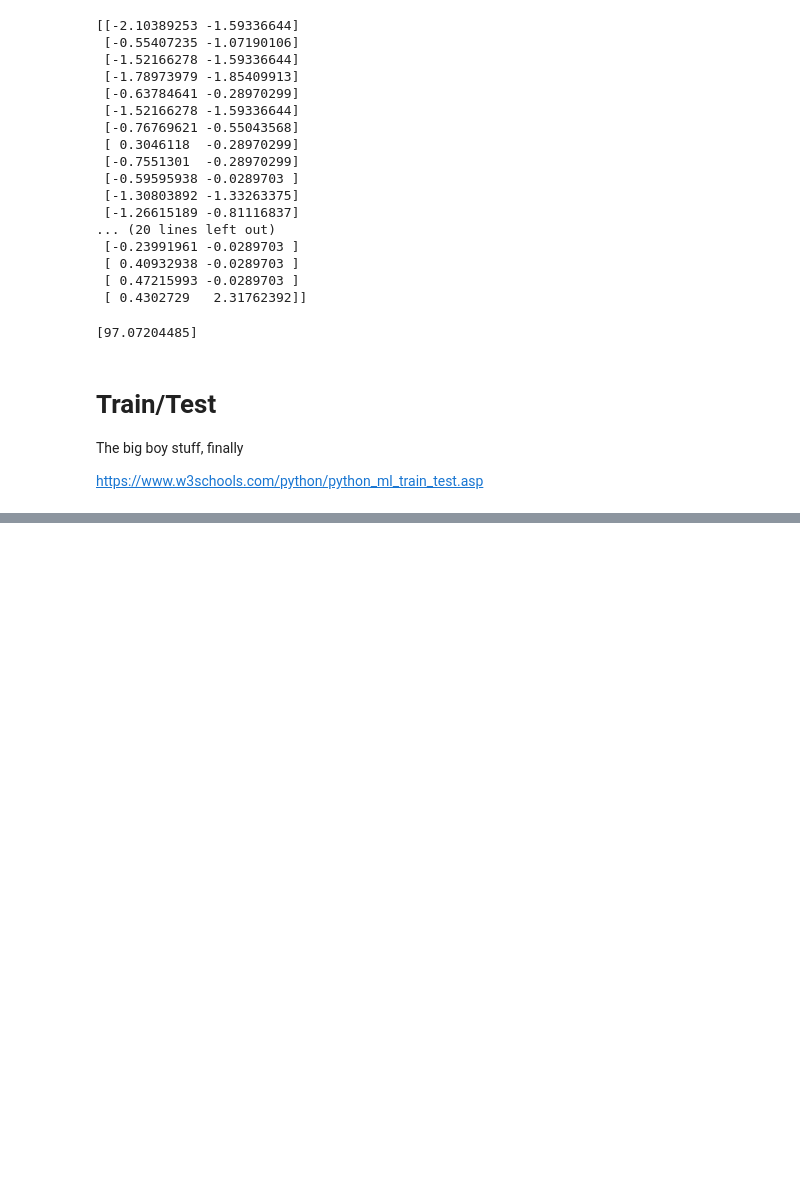
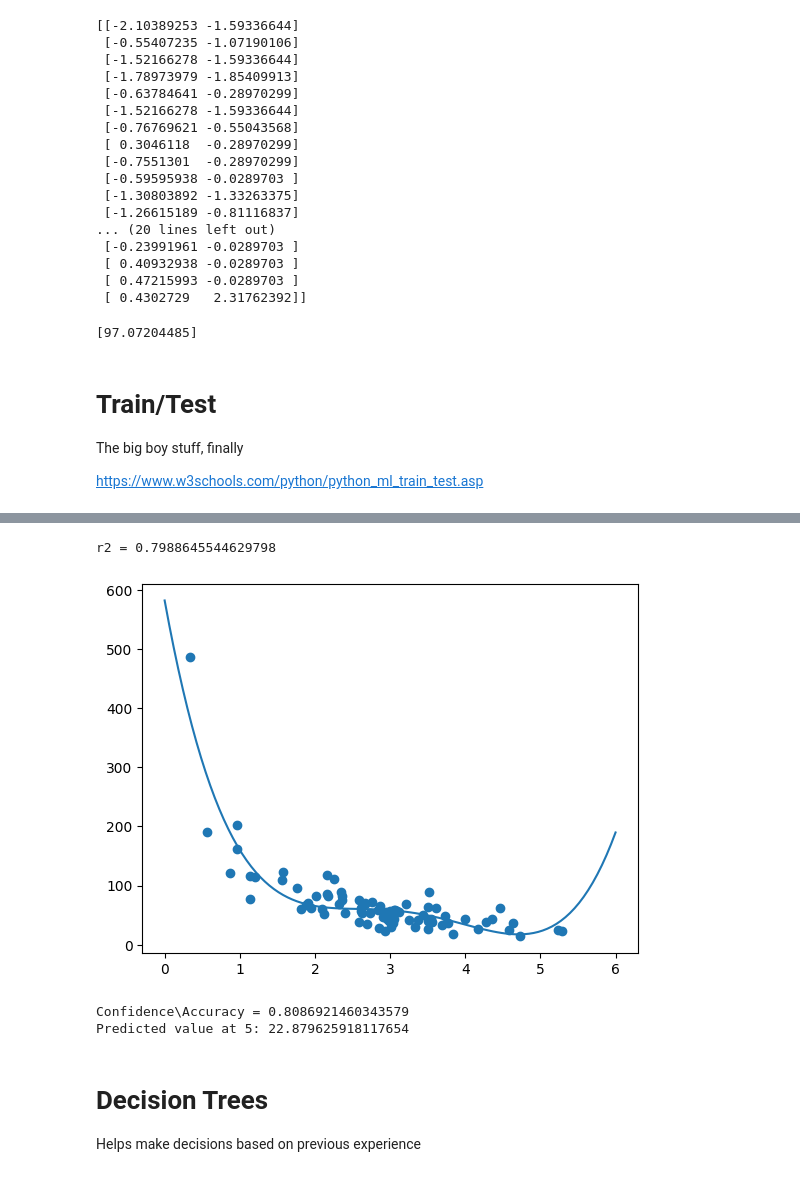
Before and after one commit to tuccr/W3AI, a Jupyter notebook: notebook.ipynb, the cells around one changed output, grey strips where cells are left out. Saved outputs shown, nothing was run; the diff lists cells and outputs as text; code cells hidden in the pictures; blank space fills up the shorter version.

```diff
--- a/notebook.ipynb
+++ b/notebook.ipynb
@@ -211,0 +226,28 @@ plt.show()
+# %%
+# Finding fit with polynomial regression
+
+trainModel = np.poly1d(np.polyfit(train_x, train_y, 4)) # deg means degree of polynomial
+trainLine = np.linspace(0, 6, 100)
+r2 = r2_score(train_y, trainModel(train_x))
+
+print("r2 =", r2)
+plt.scatter(train_x, train_y)
+plt.plot(trainLine, trainModel(trainLine))
+plt.show()
+# %% [output]
+r2 = 0.7988645544629798
+[figure, added]
+# %%
+# Model created, now test with test set
+
+r2 = r2_score(test_y, trainModel(test_x))
+print("Confidence\\Accuracy =", r2)
+
+# Predicting values
+print("Predicted value at 5:", trainModel(5))
+# %% [output]
+Confidence\Accuracy = 0.8086921460343579
+Predicted value at 5: 22.879625918117654
+# %% [markdown]
+# Decision Trees
+Helps make decisions based on previous experience
```
Also changed, not shown: parts of 4 cells of this notebook.
